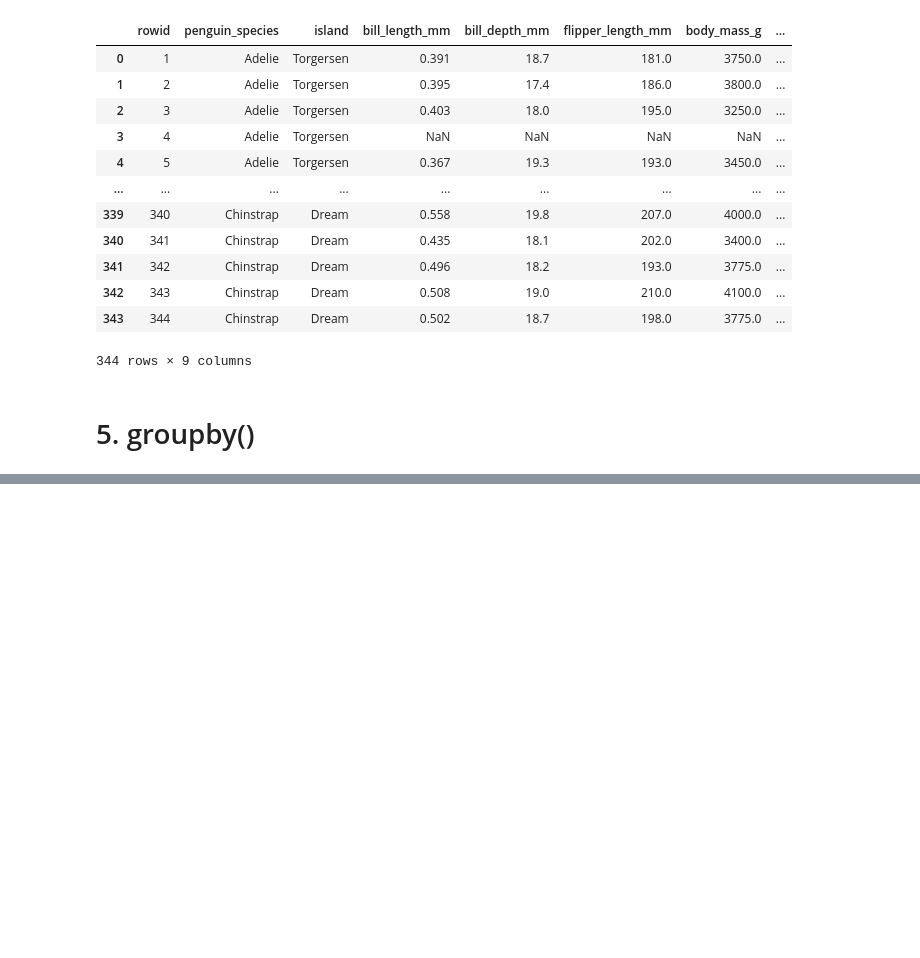
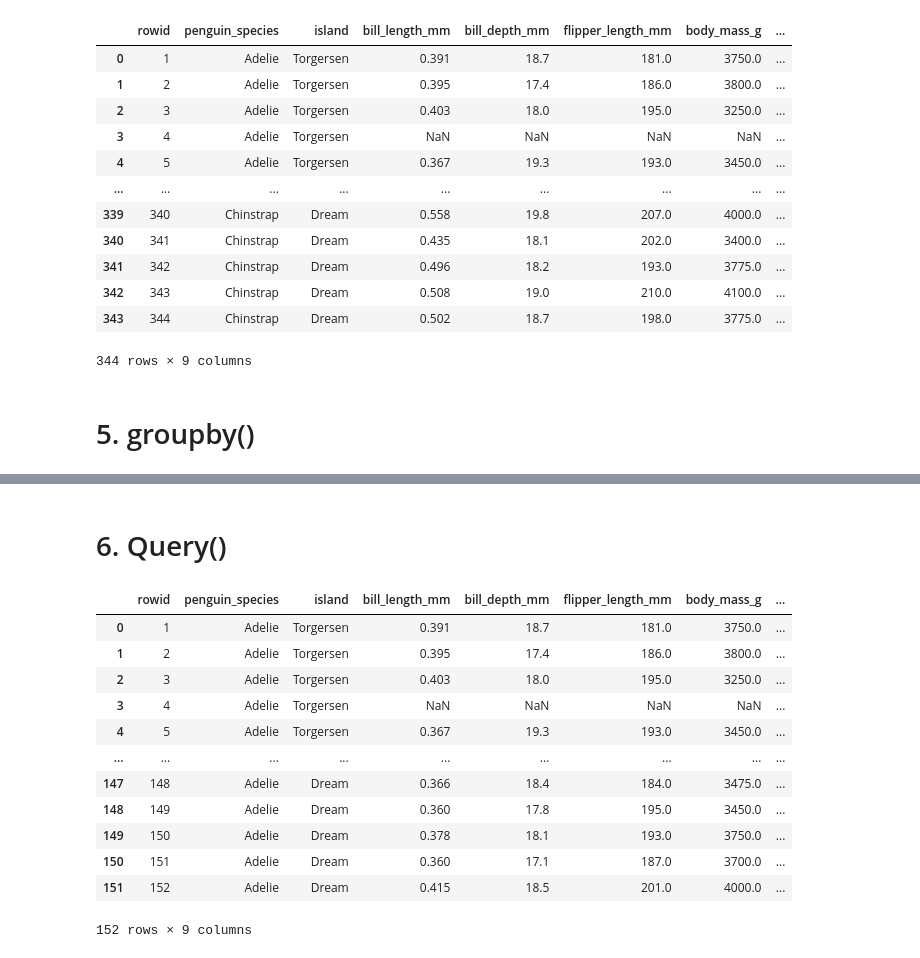
Before and after one commit to vibhutivadje/Questions_for_prep, a Jupyter notebook: Pandas_Basic.ipynb, the cells around one changed output, grey strips where cells are left out. Cells and saved outputs as stored; diff of their text form; code cells hidden in the pictures; blank space fills up the shorter version.

```diff
--- a/Pandas_Basic.ipynb
+++ b/Pandas_Basic.ipynb
@@ -85,0 +92,20 @@ pandas_df
+# %% [markdown]
+<h1>6. Query()</h1>
+# %%
+# pandas_df
+Adelie_peng = pandas_df.query('penguin_species== "Adelie"')
+Adelie_peng
+# %% [output]
+|  | rowid | penguin_species | island | bill_length_mm | bill_depth_mm | flipper_length_mm | body_mass_g | ... |
+| 0 | 1 | Adelie | Torgersen | 0.391 | 18.7 | 181.0 | 3750.0 | ... |
+| 1 | 2 | Adelie | Torgersen | 0.395 | 17.4 | 186.0 | 3800.0 | ... |
+| 2 | 3 | Adelie | Torgersen | 0.403 | 18.0 | 195.0 | 3250.0 | ... |
+| 3 | 4 | Adelie | Torgersen | NaN | NaN | NaN | NaN | ... |
+| 4 | 5 | Adelie | Torgersen | 0.367 | 19.3 | 193.0 | 3450.0 | ... |
+| ... | ... | ... | ... | ... | ... | ... | ... | ... |
+| 147 | 148 | Adelie | Dream | 0.366 | 18.4 | 184.0 | 3475.0 | ... |
+| 148 | 149 | Adelie | Dream | 0.360 | 17.8 | 195.0 | 3450.0 | ... |
+| 149 | 150 | Adelie | Dream | 0.378 | 18.1 | 193.0 | 3750.0 | ... |
+| 150 | 151 | Adelie | Dream | 0.360 | 17.1 | 187.0 | 3700.0 | ... |
+| 151 | 152 | Adelie | Dream | 0.415 | 18.5 | 201.0 | 4000.0 | ... |
+152 rows × 9 columns
```
Also changed, not shown: parts of 5 cells of this notebook, 1 other file.
